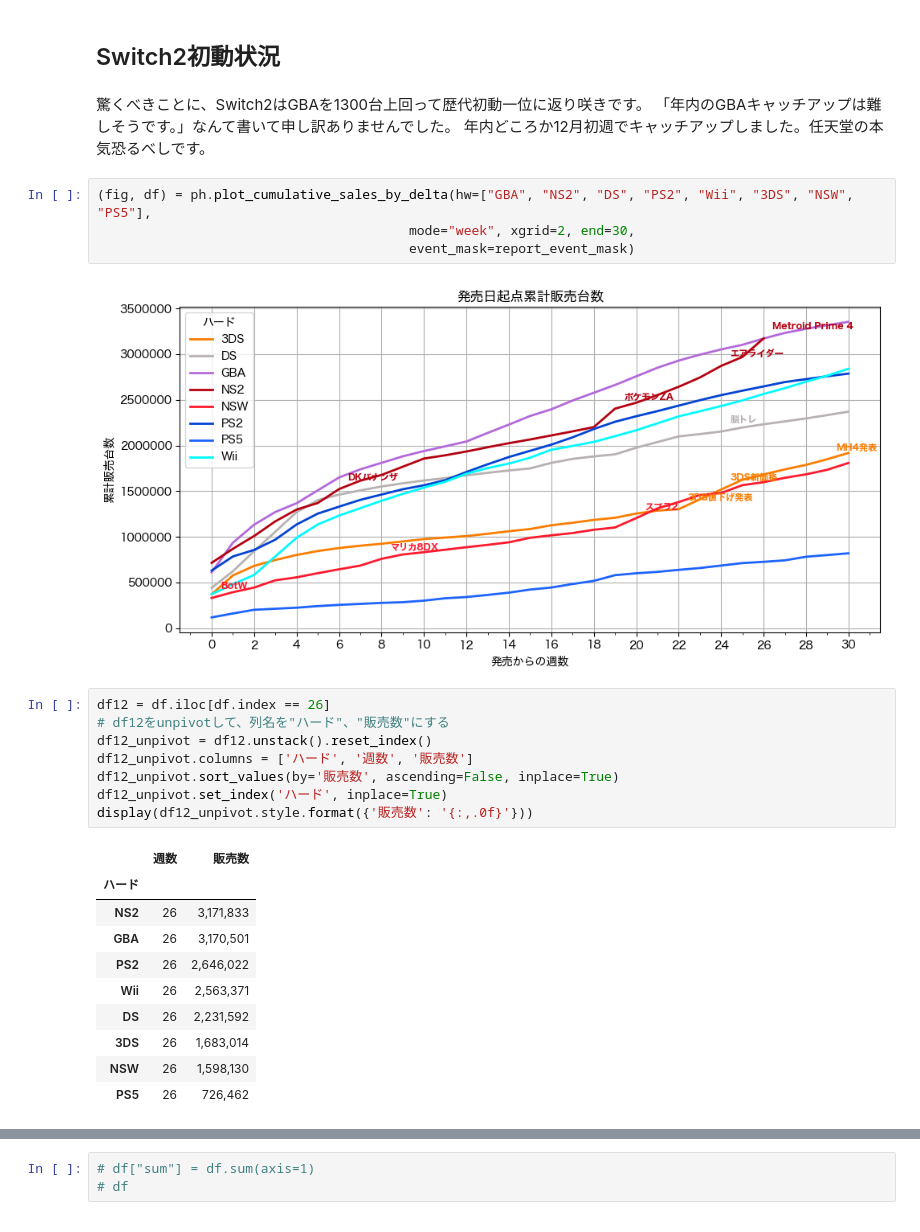
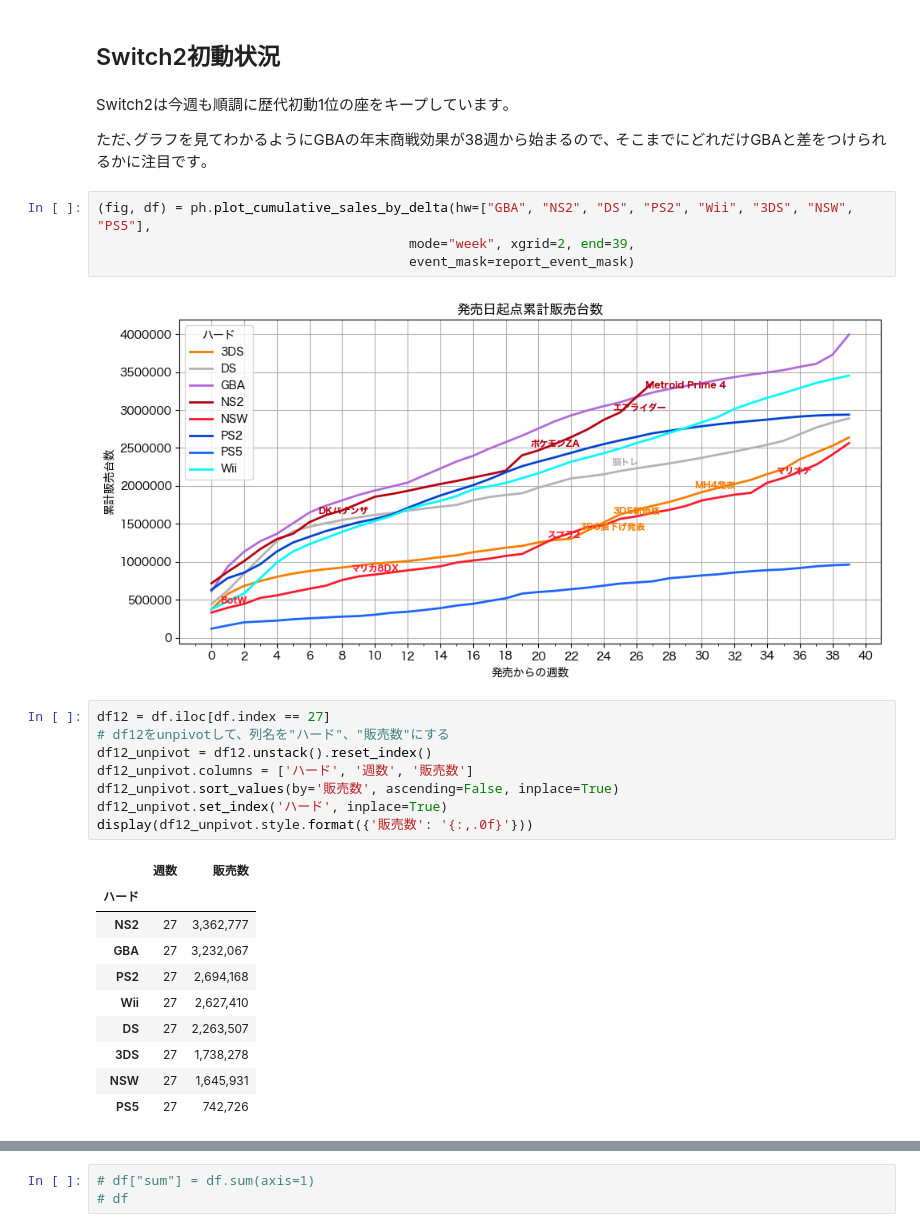
Before and after one commit to hidenden/gamedata, a Jupyter notebook: notebook/analysis/weekly_report.ipynb, the cells around one changed output, grey strips where cells are left out. Saved outputs shown, nothing was run; the diff lists cells and outputs as text.

```diff
--- a/notebook/analysis/weekly_report.ipynb
+++ b/notebook/analysis/weekly_report.ipynb
@@ -169,17 +190,18 @@ long_range_event_mask = he.EventMasks(hard=0.5, soft=0, event=0, price=0, sale=0
 # %% [markdown]
 ## Switch2初動状況
 # %% [markdown]
-驚くべきことに、Switch2はGBAを1300台上回って歴代初動一位に返り咲きです。
-「年内のGBAキャッチアップは難しそうです。」なんて書いて申し訳ありませんでした。
-年内どころか12月初週でキャッチアップしました。任天堂の本気恐るべしです。
+Switch2は今週も順調に歴代初動1位の座をキープしています｡
+
+ただ､グラフを見てわかるようにGBAの年末商戦効果が38週から始まるので､
+そこまでにどれだけGBAと差をつけられるかに注目です｡
 # %%
 (fig, df) = ph.plot_cumulative_sales_by_delta(hw=["GBA", "NS2", "DS", "PS2", "Wii", "3DS", "NSW", "PS5"],
-                                        mode="week", xgrid=2, end=30,
+                                        mode="week", xgrid=2, end=39,
                                         event_mask=report_event_mask)
 # %% [output]
-[figure, old version]
+[figure, new version]
 # %%
-df12 = df.iloc[df.index == 26]
+df12 = df.iloc[df.index == 27]
 # df12をunpivotして、列名を"ハード"、"販売数"にする
 df12_unpivot = df12.unstack().reset_index()
 df12_unpivot.columns = ['ハード', '週数', '販売数']
@@ -189,14 +211,14 @@ display(df12_unpivot.style.format({'販売数': '{:,.0f}'}))
 # %% [output]
 |  | 週数 | 販売数 |
 | ハード |  |  |
-| NS2 | 26 | 3,171,833 |
-| GBA | 26 | 3,170,501 |
-| PS2 | 26 | 2,646,022 |
-| Wii | 26 | 2,563,371 |
-| DS | 26 | 2,231,592 |
-| 3DS | 26 | 1,683,014 |
-| NSW | 26 | 1,598,130 |
-| PS5 | 26 | 726,462 |
+| NS2 | 27 | 3,362,777 |
+| GBA | 27 | 3,232,067 |
+| PS2 | 27 | 2,694,168 |
+| Wii | 27 | 2,627,410 |
+| DS | 27 | 2,263,507 |
+| 3DS | 27 | 1,738,278 |
+| NSW | 27 | 1,645,931 |
+| PS5 | 27 | 742,726 |
 # %% [markdown]
 ## 年単位の状況
 
```
Also changed, not shown: parts of 20 cells of this notebook, 5 other files.
